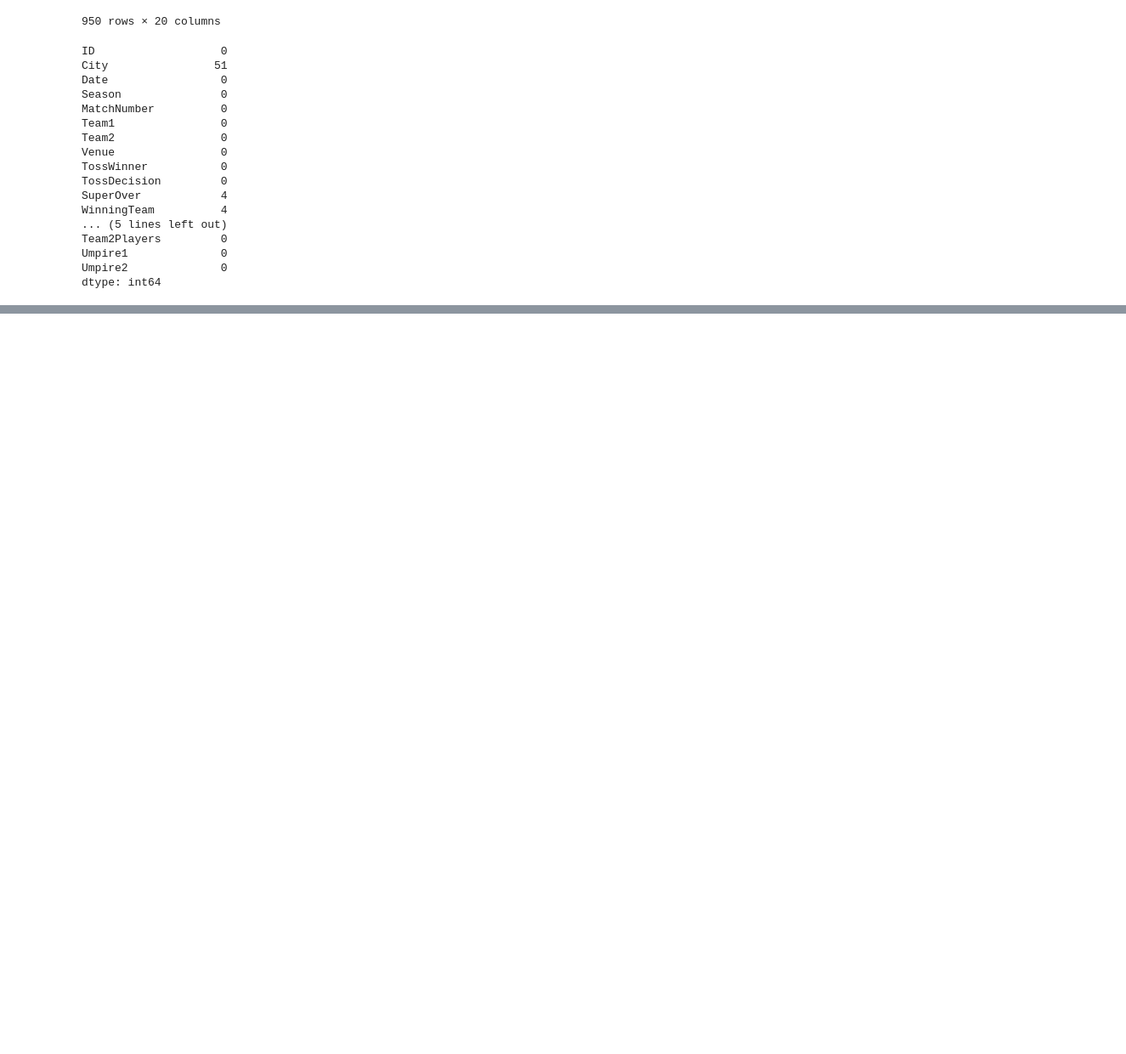
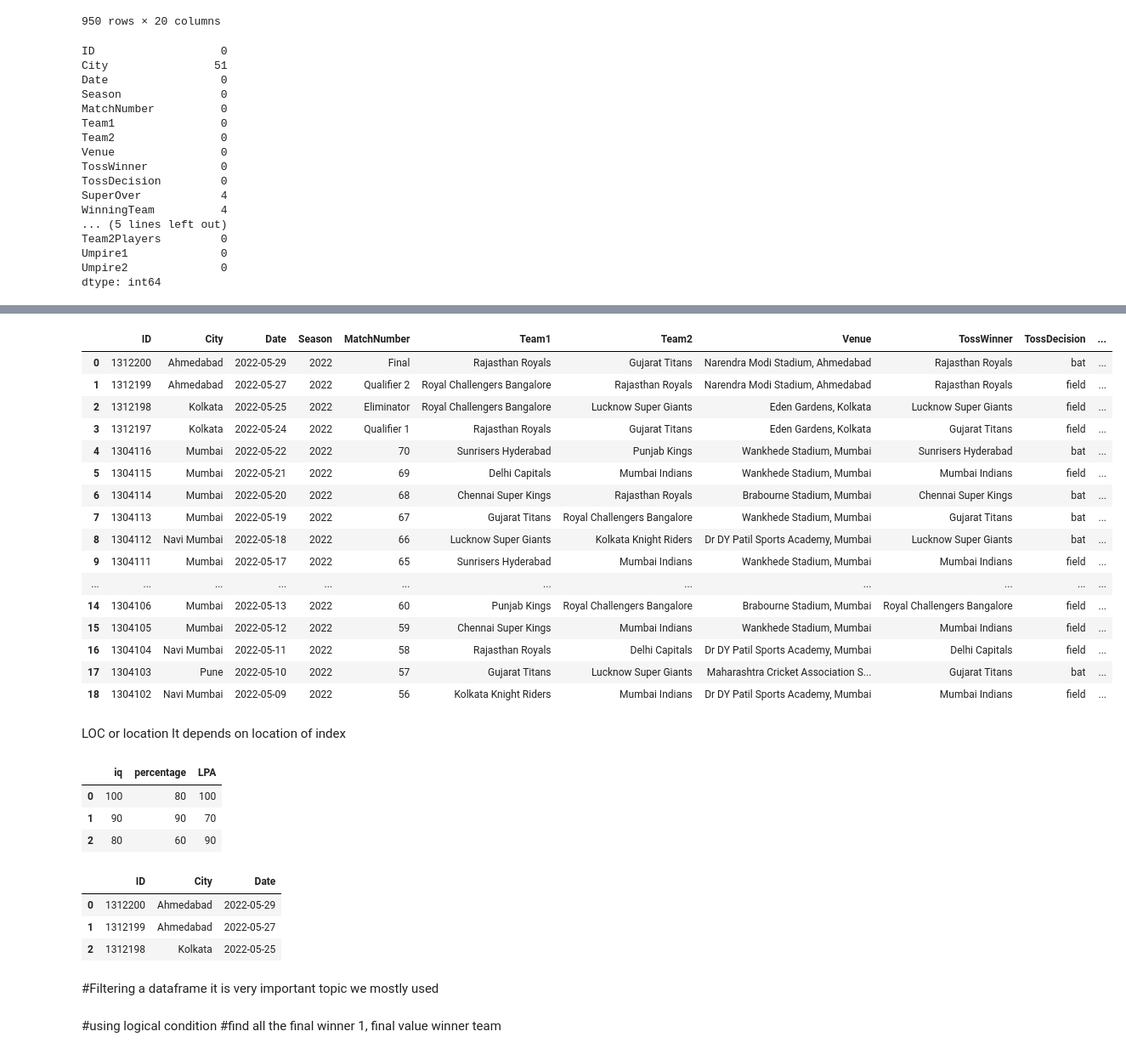
Before and after one commit to Roshanshres/pan, a Jupyter notebook: 17_Pandas.ipynb, the cells around one changed output, grey strips where cells are left out. Shown: that part at 85% size. Saved outputs shown, nothing was run; the diff lists cells and outputs as text; code cells hidden in the pictures; blank space fills up the shorter version.

Commit message:
pandas features- filtering the dataframe

```diff
--- a/17_Pandas.ipynb
+++ b/17_Pandas.ipynb
@@ -338,0 +630,23 @@ dtype: int64
+# %%
+ipl.iloc[:19]
+# %% [output]
+|  | ID | City | Date | Season | MatchNumber | Team1 | Team2 | Venue | TossWinner | TossDecision | ... |
+| 0 | 1312200 | Ahmedabad | 2022-05-29 | 2022 | Final | Rajasthan Royals | Gujarat Titans | Narendra Modi Stadium, Ahmedabad | Rajasthan Royals | bat | ... |
+| 1 | 1312199 | Ahmedabad | 2022-05-27 | 2022 | Qualifier 2 | Royal Challengers Bangalore | Rajasthan Royals | Narendra Modi Stadium, Ahmedabad | Rajasthan Royals | field | ... |
+| 2 | 1312198 | Kolkata | 2022-05-25 | 2022 | Eliminator | Royal Challengers Bangalore | Lucknow Super Giants | Eden Gardens, Kolkata | Lucknow Super Giants | field | ... |
+| 3 | 1312197 | Kolkata | 2022-05-24 | 2022 | Qualifier 1 | Rajasthan Royals | Gujarat Titans | Eden Gardens, Kolkata | Gujarat Titans | field | ... |
+| 4 | 1304116 | Mumbai | 2022-05-22 | 2022 | 70 | Sunrisers Hyderabad | Punjab Kings | Wankhede Stadium, Mumbai | Sunrisers Hyderabad | bat | ... |
+| 5 | 1304115 | Mumbai | 2022-05-21 | 2022 | 69 | Delhi Capitals | Mumbai Indians | Wankhede Stadium, Mumbai | Mumbai Indians | field | ... |
+| 6 | 1304114 | Mumbai | 2022-05-20 | 2022 | 68 | Chennai Super Kings | Rajasthan Royals | Brabourne Stadium, Mumbai | Chennai Super Kings | bat | ... |
+| 7 | 1304113 | Mumbai | 2022-05-19 | 2022 | 67 | Gujarat Titans | Royal Challengers Bangalore | Wankhede Stadium, Mumbai | Gujarat Titans | bat | ... |
+| 8 | 1304112 | Navi Mumbai | 2022-05-18 | 2022 | 66 | Lucknow Super Giants | Kolkata Knight Riders | Dr DY Patil Sports Academy, Mumbai | Lucknow Super Giants | bat | ... |
+| 9 | 1304111 | Mumbai | 2022-05-17 | 2022 | 65 | Sunrisers Hyderabad | Mumbai Indians | Wankhede Stadium, Mumbai | Mumbai Indians | field | ... |
+| ... | ... | ... | ... | ... | ... | ... | ... | ... | ... | ... | ... |
+| 14 | 1304106 | Mumbai | 2022-05-13 | 2022 | 60 | Punjab Kings | Royal Challengers Bangalore | Brabourne Stadium, Mumbai | Royal Challengers Bangalore | field | ... |
+| 15 | 1304105 | Mumbai | 2022-05-12 | 2022 | 59 | Chennai Super Kings | Mumbai Indians | Wankhede Stadium, Mumbai | Mumbai Indians | field | ... |
+| 16 | 1304104 | Navi Mumbai | 2022-05-11 | 2022 | 58 | Rajasthan Royals | Delhi Capitals | Dr DY Patil Sports Academy, Mumbai | Delhi Capitals | field | ... |
+| 17 | 1304103 | Pune | 2022-05-10 | 2022 | 57 | Gujarat Titans | Lucknow Super Giants | Maharashtra Cricket Association S... | Gujarat Titans | bat | ... |
+| 18 | 1304102 | Navi Mumbai | 2022-05-09 | 2022 | 56 | Kolkata Knight Riders | Mumbai Indians | Dr DY Patil Sports Academy, Mumbai | Mumbai Indians | field | ... |
+# %% [markdown]
+LOC or location
+It depends on location of index
@@ -338,0 +656,23 @@ dtype: int64
+# %%
+students
+# %% [output]
+|  | iq | percentage | LPA |
+| 0 | 100 | 80 | 100 |
+| 1 | 90 | 90 | 70 |
+| 2 | 80 | 60 | 90 |
+# %%
+#fetch rows and column together
+ipl.iloc[0:3, 0:3]
+# %% [output]
+|  | ID | City | Date |
+| 0 | 1312200 | Ahmedabad | 2022-05-29 |
+| 1 | 1312199 | Ahmedabad | 2022-05-27 |
+| 2 | 1312198 | Kolkata | 2022-05-25 |
+# %% [markdown]
+#Filtering a dataframe
+it is very important topic we mostly used
+# %% [markdown]
+#using logical condition
+#find all the final winner
+1, final value
+winner team
```
Also changed, not shown: parts of 39 cells of this notebook.
